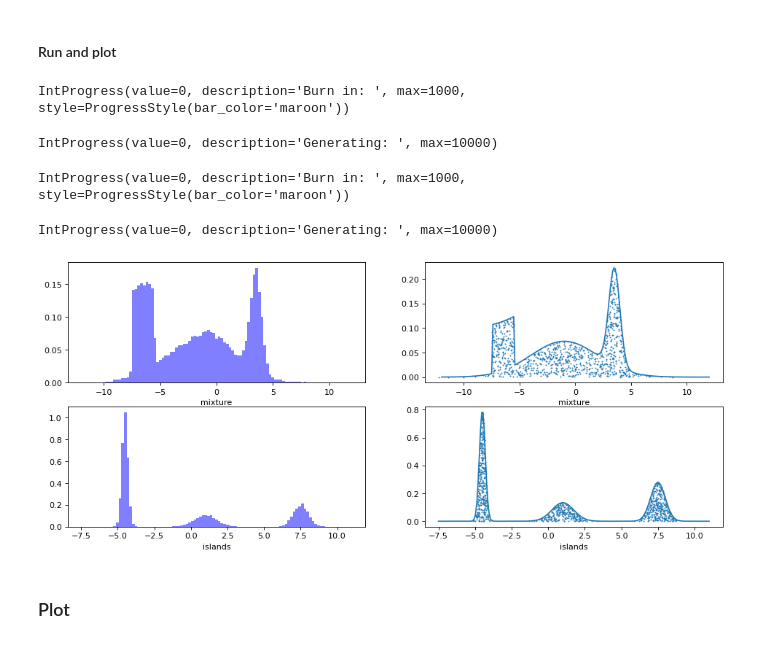
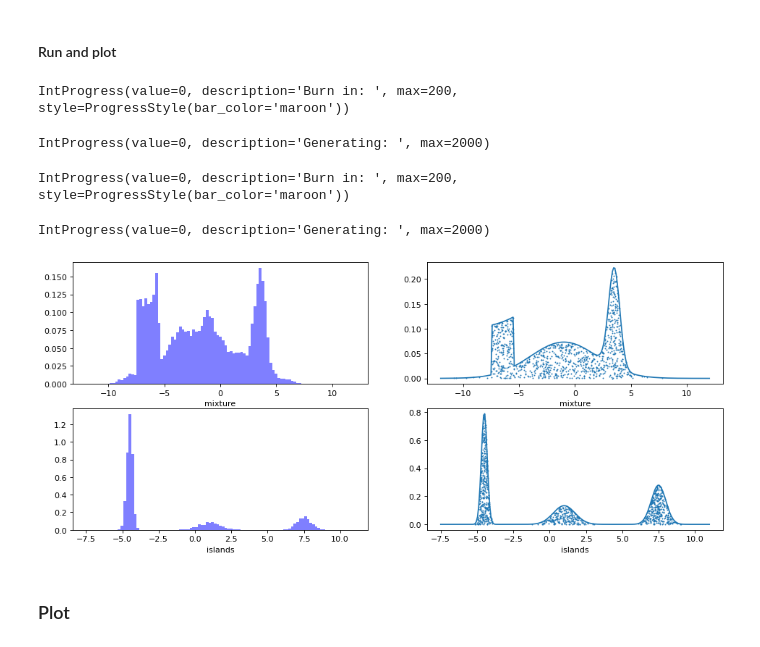
Before and after one commit to risteon/prob-machine-learning, a Jupyter notebook: sampling.ipynb, the cells around one changed output. Saved outputs shown, nothing was run; the diff lists cells and outputs as text; code cells hidden in the pictures.

```diff
--- a/sampling.ipynb
+++ b/sampling.ipynb
@@ -326,13 +326,13 @@ def sample_metropolis_hastings(density, sigma=0.4, samples=2500, parallel=1000,
             fb.value = step
 
     if f:
-        fs.value = steps
+        fs.value = step
     return output.reshape([-1])
 # %% [markdown]
 #### Run and plot
 # %%
-burn_in = 1000
-samples = 10000
+burn_in = 200
+samples = 2000
 parallel = 10
 
 # density = densities["mixture"]
@@ -363,38 +363,38 @@ for i, (d, sigma) in enumerate(zip(ds, mh_proposal_sigmas)):
     plt.subplot(n_rows, n_cols, (i*2)+1)
 
     plt.hist(
         output,
         101,
         range=(a, b),
         density=True,
         histtype='bar',
         facecolor='b',
         alpha=0.5
     )
 
     plt.xlabel(d.plot_name())
 
     # PDF
     plt.subplot(n_rows, n_cols, (i*2)+2)
 
     x = x_base * (b - a) + a
     plt.plot(x, d.pdf(x))
     plt.xlabel(d.plot_name())
     # SAMPLES
     try:
         s = d.sample(size=(n_sample, ))
         plt.scatter(s, rng.uniform(size=(n_sample, )) * d.pdf(s), s=0.5)
     except NotImplementedError:
         pass
 
 
 plt.show()
 # %% [output]
-IntProgress(value=0, description='Burn in: ', max=1000, style=ProgressStyle(bar_color='maroon'))
+IntProgress(value=0, description='Burn in: ', max=200, style=ProgressStyle(bar_color='maroon'))
-IntProgress(value=0, description='Generating: ', max=10000)
+IntProgress(value=0, description='Generating: ', max=2000)
-IntProgress(value=0, description='Burn in: ', max=1000, style=ProgressStyle(bar_color='maroon'))
+IntProgress(value=0, description='Burn in: ', max=200, style=ProgressStyle(bar_color='maroon'))
-IntProgress(value=0, description='Generating: ', max=10000)
+IntProgress(value=0, description='Generating: ', max=2000)
-[figure, old version]
+[figure, new version]
 # %% [markdown]
 ### Plot
 # %%
```
Also changed, not shown: parts of 8 cells of this notebook, 4 other files.
